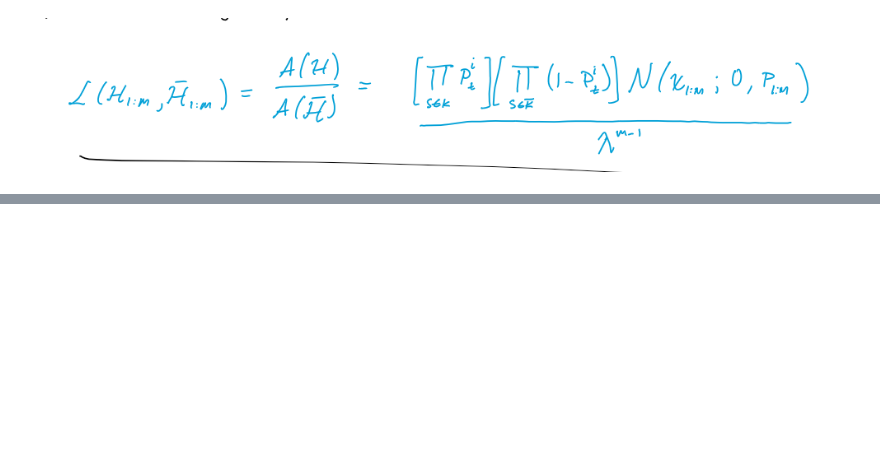
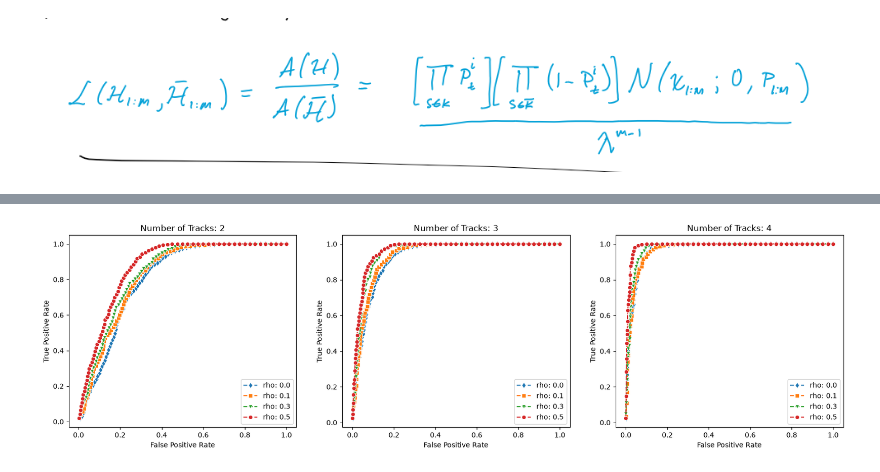
Before and after one commit to wcneill/learning_filters, a Jupyter notebook: Data Association/Data Association - correlated process error.ipynb, the cells around one changed output, grey strips where cells are left out. Cells and saved outputs as stored; diff of their text form; code cells hidden in the pictures; blank space fills up the shorter version.

```diff
--- a/Data Association/Data Association - correlated process error.ipynb
+++ b/Data Association/Data Association - correlated process error.ipynb
@@ -83,0 +11,86 @@ plt.show()
+# %%
+true_states = np.random.uniform(-5, 5, 1000)[..., None]
+true_states.shape # (n_trials, n_states)
+
+fig, ax = plt.subplots(nrows=1, ncols=3, figsize=(20,5))
+
+N = (2, 3, 4)             # number of local tracks, one from each sensor
+rho = (0.0, .1, .3, .5)   # error correlation between sensors
+markers = ['d', 's', 'v', 'o']
+
+for r, m in zip(rho, markers): # for each correlation value
+    for p, n in enumerate(N):  # for each number of local tracks
+
+        # ---------------------------------------------------------------------------
+        # ------------ 1. For each trial, generate one track per sensor -------------
+        # We do this by generating the correlated errors and adding them to the true state
+        # of the object of interest, as shown by equation 45/46 in the appendix.
+        # ---------------------------------------------------------------------------
+
+        # error cov shape (n_local_tracks, n_local_tracks)
+        err_cov = np.full((n, n), r)
+        np.fill_diagonal(err_cov, 1.0)
+
+        # error shape: (n_trials, n_local_tracks, n_states)
+        err = np.random.multivariate_normal(np.zeros(n), err_cov, size=1000)[..., None]
+
+        # true_states + error --> (n_trials, n_local_tracks, n_states)
+        tracks = true_states[:, None, :] + err
+
+        # --------------------------------------------------------------------------
+        # ----------- 2. Form candidate track associations -------------------------
+        # NOTE: the track tensor can be used for valid associations. For example tracks[j, :]
+        #       gives all local tracks associated with the object in trial j. So, we only
+        #       need to form the invalid associations.
+        # --------------------------------------------------------------------------
+
+        # form 1000 S-Tuples of invalid associations
+        invalid_associations = np.empty_like(tracks)
+        for i in range(n):
+            invalid_associations[:, i] = np.roll(tracks[:, i], i, axis=0)
+
+        # --------------------------------------------------------------------------
+        # --------- 3. Grade all associations with negative log likelihood ---------
+        # --------------------------------------------------------------------------
+
+        # form covariance matrix for measurement likelihood, described in eqns 13 and 14
+        # ... vastly simplified by the assumption of scalar states and constant rho
+        P = np.full((n - 1, n - 1), 1 - r)
+        np.fill_diagonal(P, 2 * (1 - r))
+        mvn = multivariate_normal(mean=np.zeros(n - 1), cov=P)
+
+        # these are the likelihood function input vectors according to equation 12
+        valid_diff = tracks[:, 1:] - tracks[:, 0, None] # (n_trials, n_local_tracks - 1, n_states)
+        invalid_diff = invalid_associations[:, 1:] - invalid_associations[:, 0, None]
+
+        valid_scores = mvn.pdf(valid_diff[..., 0])
+        invalid_scores = mvn.pdf(invalid_diff[..., 0])
+
+        scores = np.sort(np.concat([valid_scores, invalid_scores]))
+        taus = np.linspace(scores.min(), scores.max(), num=50)
+
+        tprs = []
+        fprs = []
+
+        for t in scores[::25]:
+            tprs.append((valid_scores > t).sum() / 1000)
+            fprs.append((invalid_scores > t).sum() / 1000)
+
+        a = sns.lineplot(
+            x=fprs,
+            y=tprs,
+            linestyle="--",
+            marker=m,
+            label=f"rho: {r}",
+            ax=ax[p]
+        )
+        a.legend(loc="lower right")
+
+for i, a in enumerate(ax):
+    a.set_title(f"Number of Tracks: {N[i]}")
+    a.set_xlabel("False Positive Rate")
+    a.set_ylabel("True Positive Rate")
+
+plt.show()
+# %% [output]
+[figure, added]
```
Also changed, not shown: parts of 3 cells of this notebook.
